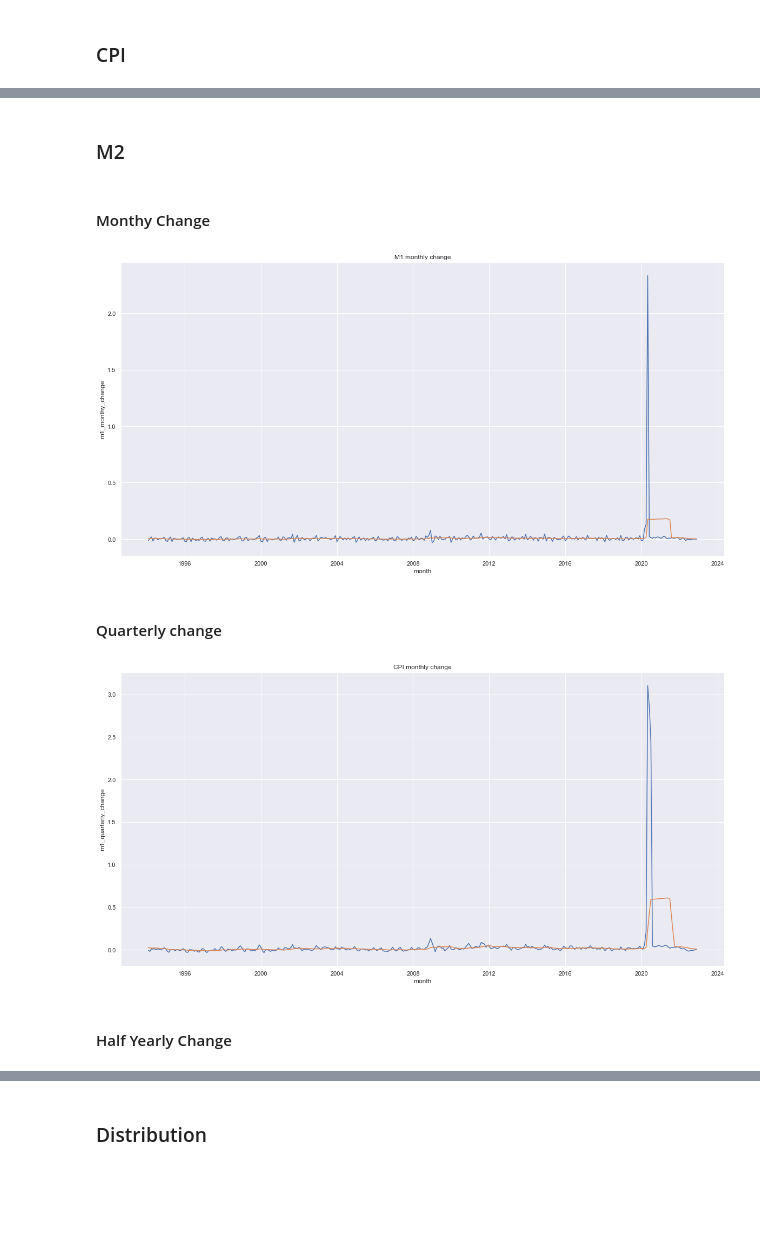
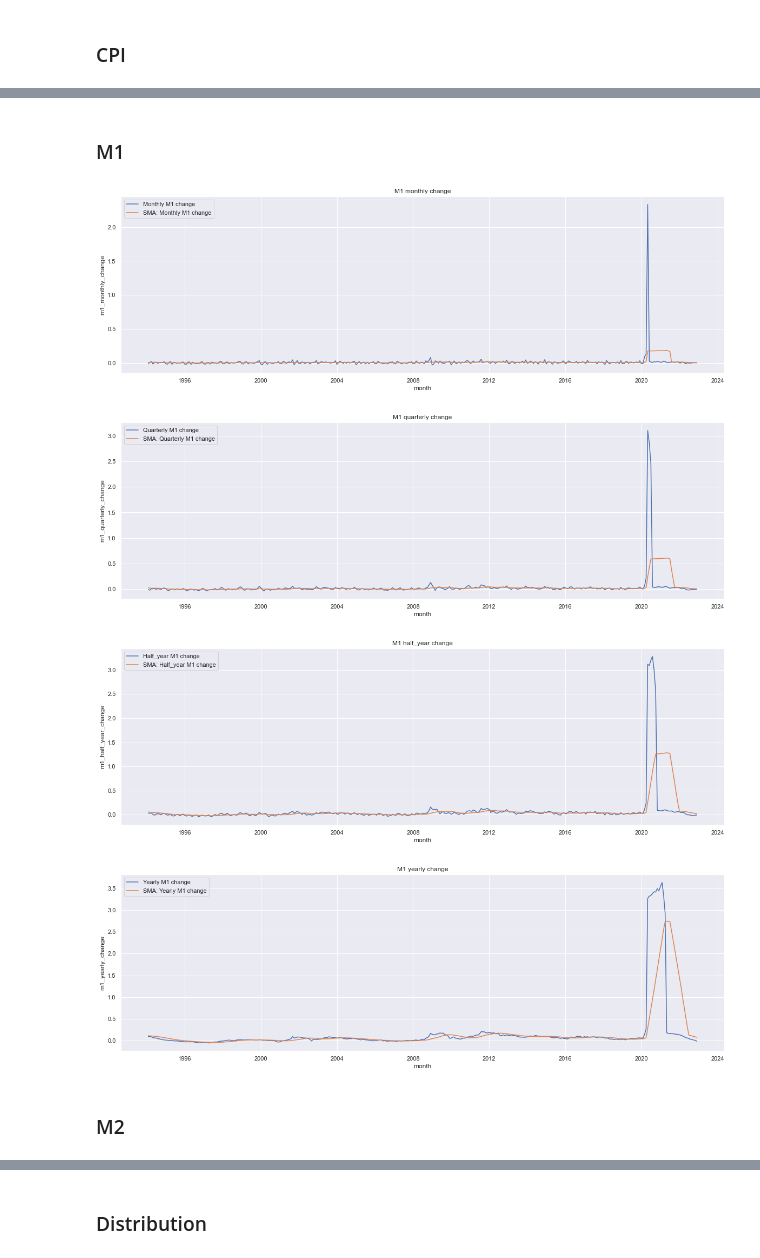
Before and after one commit to LeoSaffron/Inflation-Prediction, a Jupyter notebook: Inflation.ipynb, the cells around one changed output, grey strips where cells are left out. Drawn from its saved outputs; the diff is of its cells as text; code cells hidden in the pictures; blank space fills up the shorter version.

```diff
--- a/Inflation.ipynb
+++ b/Inflation.ipynb
@@ -434,25 +400,12 @@ plt.show()
+# %% [markdown]
+### M1
+# %%
+for p in list_periods:
+    plot_pct_changes_of_inflation(df_inflation_last_decades, p, 'm1')
+# %% [output]
+[figure, added]
+[figure, added]
+[figure, added]
+[figure, added]
 # %% [markdown]
 ### M2
-# %% [markdown]
-#### Monthy Change
-# %%
-sns.set(rc = {'figure.figsize':(20,10)})
-ax = sns.lineplot(data=df_inflation.query('month > "Jan 1994"'), x="month", y="m1_monthy_change")
-sns.lineplot(data=df_inflation.query('month > "Jan 1994"'), x="month", y="m1_monthy_sma")
-ax.set(title="M1 monthly change")
-# ax.yaxis.set_major_formatter(mtick.PercentFormatter())
-plt.show()
-# %% [output]
-[figure, removed]
-# %% [markdown]
-#### Quarterly change
-# %%
-sns.set(rc = {'figure.figsize':(20,10)})
-ax = sns.lineplot(data=df_inflation.query('month > "Jan 1994"'), x="month", y="m1_quarterly_change")
-sns.lineplot(data=df_inflation.query('month > "Jan 1994"'), x="month", y="m1_quarterly_sma")
-ax.set(title="CPI monthly change")
-plt.show()
-# %% [output]
-[figure, removed]
-# %% [markdown]
-#### Half Yearly Change
```
Also changed, not shown: parts of 74 cells of this notebook.
